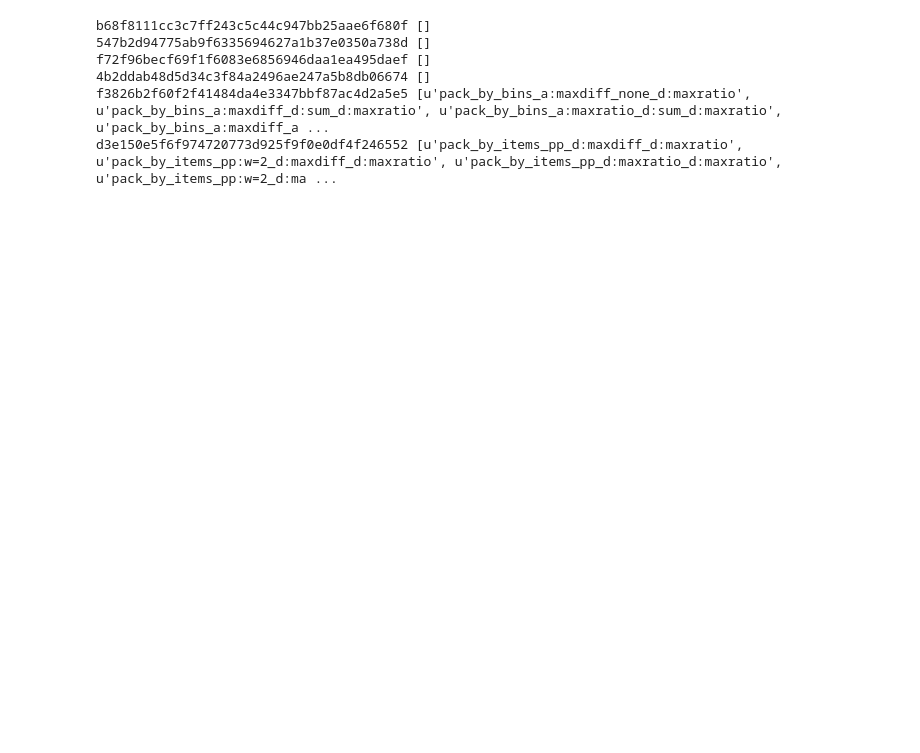
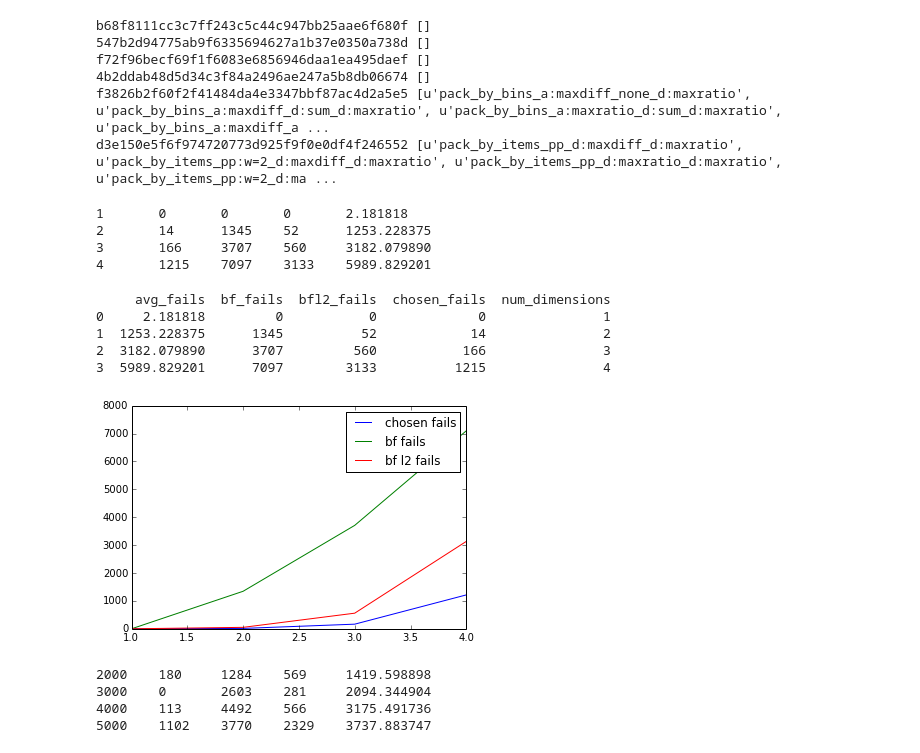
Before and after one commit to marklee77/notebooks, a Jupyter notebook: Vector Packing Experiment 1 Results.ipynb, the cells around one changed output. Cells and saved outputs as stored; diff of their text form; code cells hidden in the pictures; blank space fills up the shorter version.

```diff
--- a/Vector Packing Experiment 1 Results.ipynb
+++ b/Vector Packing Experiment 1 Results.ipynb
@@ -158,3 +158,7 @@ b46419f30028138e86e90bc5a97bac8ed1db6452        4       512     5000    0.400000
 ca7fe539bb7cee3fd758fbbf9c912eac6b7b8ef0        4       512     4000    0.600000        0.330000        1       3630
 141840ac85a9c1493807b6944f71807165c895d3        4       512     5000    0.800000        0.330000        2       3630
 8982f2913191392706f7d38efd849d6175362b88        4       512     4000    0.800000        0.660000        8       3630
+# %%
+for result in sorted(results, key=lambda x: x['solver_count']):
+    if 'pack_by_bins_a:maxratio_d:sum_d:maxratio' not in result['solvers']:
+        print "%(problem-argshash)s\t%(num_dimensions)d\t%(num_bins)d\t%(num_items)d\t%(slack)f\t%(cov)f\t%(split)d\t%(solver_count)d" % result
@@ -171,0 +184,46 @@ d3e150e5f6f974720773d925f9f0e0df4f246552 [u'pack_by_items_pp_d:maxdiff_d:maxrati
+# %%
+results = solutions.group(['num_dimensions'], {},
+                          { 'chosen_fails' : 0, 'avg_fails' : 0, 'bf_fails' : 0, 'bfl2_fails' : 0 },
+                          '''
+                          function(curr, result) {
+                              if (curr.pack == 'pack_by_bins' && curr.select == 'a:maxratio' &&
+                                  curr.itemsort == 'd:sum' && curr.binsort == 'd:maxratio') {
+                                  result.chosen_fails += curr.failcount;
+                              }
+                              if (curr.pack == 'pack_by_bins' && curr.select == 'a:sum' &&
+                                  curr.itemsort == 'd:sum' && curr.binsort == 'a:sum') {
+                                  result.bf_fails += curr.failcount;
+                              }
+                              if (curr.pack == 'pack_by_bins' && curr.select == 'a:lnorm' &&
+                                  curr.itemsort == 'd:lnorm' && curr.binsort == 'a:lnorm') {
+                                  result.bfl2_fails += curr.failcount;
+                              }
+                              result.avg_fails += 1.0 * curr.failcount / 3630.0;
+                          }''')
+
+for result in sorted(results, key=lambda x: x['num_dimensions']):
+    print "%(num_dimensions)d\t%(chosen_fails)d\t%(bf_fails)d\t%(bfl2_fails)d\t%(avg_fails)f" % result
+# %% [output]
+1       0       0       0       2.181818
+2       14      1345    52      1253.228375
+3       166     3707    560     3182.079890
+4       1215    7097    3133    5989.829201
+# %%
+results.sort(key=lambda x: x['num_dimensions'])
+results_df = DataFrame(results)
+print results_df
+fig = plt.figure()
+ax = fig.add_subplot(111)
+ax.plot(results_df['num_dimensions'], results_df['chosen_fails'], label='chosen fails')
+ax.plot(results_df['num_dimensions'], results_df['bf_fails'], label='bf fails')
+ax.plot(results_df['num_dimensions'], results_df['bfl2_fails'], label='bf l2 fails')
+plt.xlim(min(results_df['num_dimensions']), max(results_df['num_dimensions']))
+plt.legend()
+plt.show()
+# %% [output]
+     avg_fails  bf_fails  bfl2_fails  chosen_fails  num_dimensions
+0     2.181818         0           0             0               1
+1  1253.228375      1345          52            14               2
+2  3182.079890      3707         560           166               3
+3  5989.829201      7097        3133          1215               4
+[figure, added]
@@ -171,0 +238,27 @@ d3e150e5f6f974720773d925f9f0e0df4f246552 [u'pack_by_items_pp_d:maxdiff_d:maxrati
+# %%
+results = solutions.group(['num_items'], {},
+                          { 'chosen_fails' : 0, 'avg_fails' : 0, 'bf_fails' : 0, 'bfl2_fails' : 0 },
+                          '''
+                          function(curr, result) {
+                              if (curr.pack == 'pack_by_bins' && curr.select == 'a:maxratio' &&
+                                  curr.itemsort == 'd:sum' && curr.binsort == 'd:maxratio') {
+                                  result.chosen_fails += curr.failcount;
+                              }
+                              if (curr.pack == 'pack_by_bins' && curr.select == 'a:sum' &&
+                                  curr.itemsort == 'd:sum' && curr.binsort == 'a:sum') {
+                                  result.bf_fails += curr.failcount;
+                              }
+                              if (curr.pack == 'pack_by_bins' && curr.select == 'a:lnorm' &&
+                                  curr.itemsort == 'd:lnorm' && curr.binsort == 'a:lnorm') {
+                                  result.bfl2_fails += curr.failcount;
+                              }
+                              result.avg_fails += 1.0 * curr.failcount / 3630.0;
+                          }''')
+
+for result in sorted(results, key=lambda x: x['num_items']):
+    print "%(num_items)d\t%(chosen_fails)d\t%(bf_fails)d\t%(bfl2_fails)d\t%(avg_fails)f" % result
+# %% [output]
+2000    180     1284    569     1419.598898
+3000    0       2603    281     2094.344904
+4000    113     4492    566     3175.491736
+5000    1102    3770    2329    3737.883747
```
Also changed, not shown: parts of 7 cells of this notebook.
